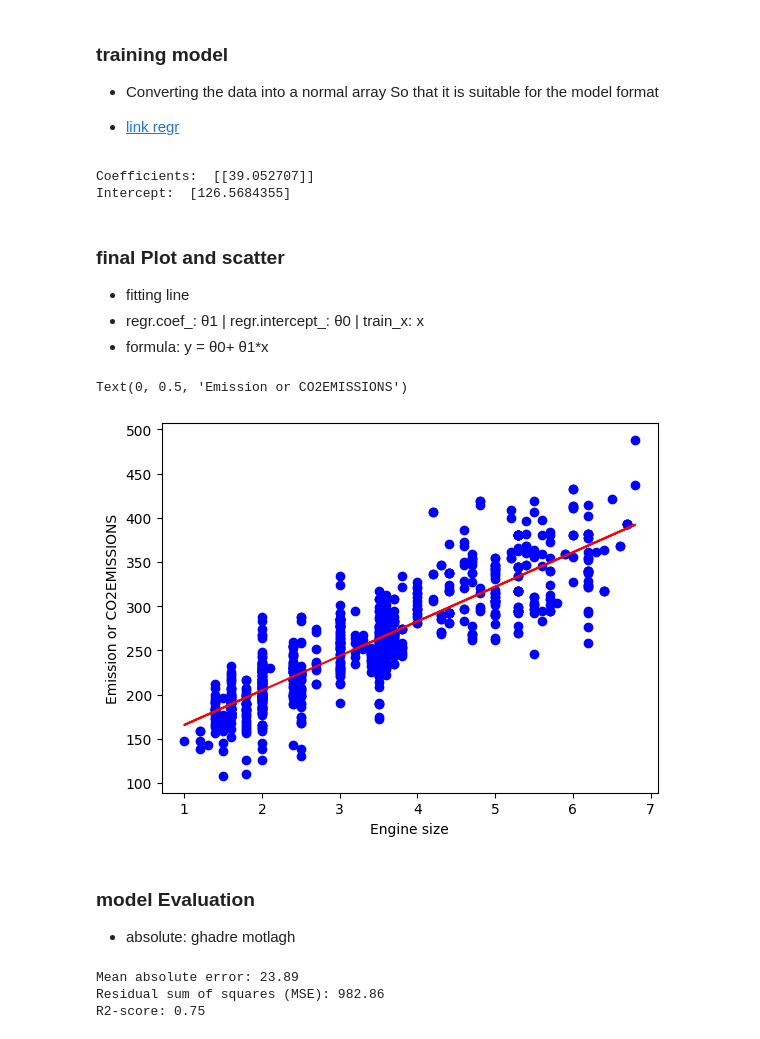
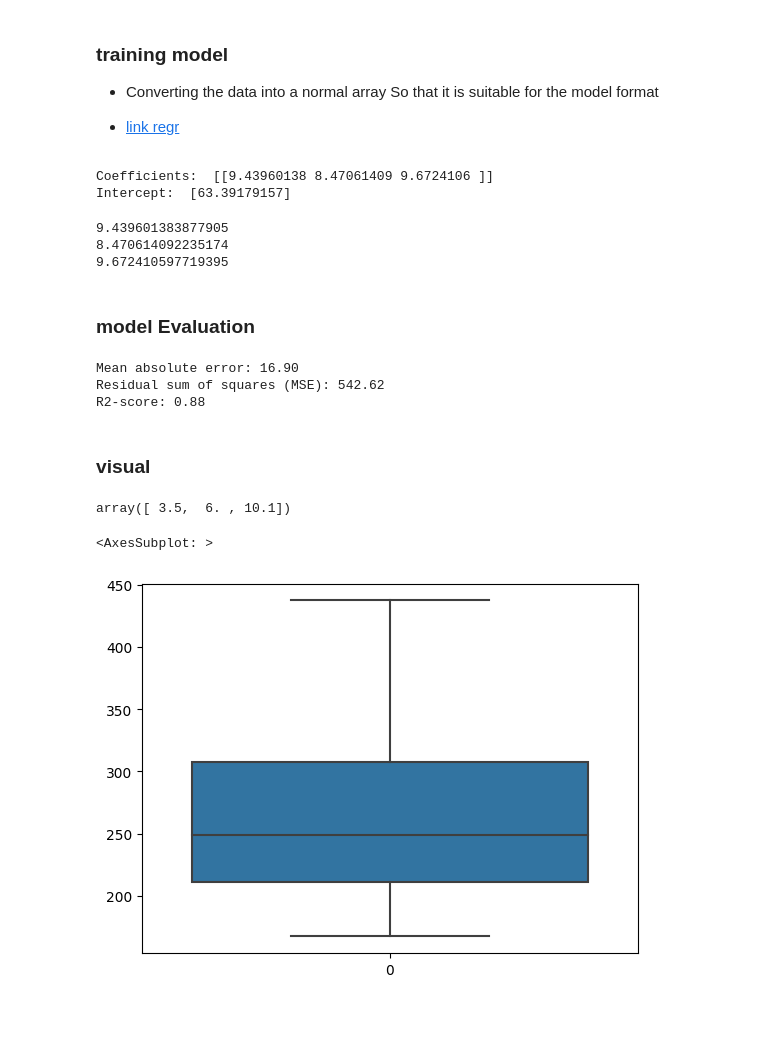
Before and after one commit to mehdisahraeei/ml-project, a Jupyter notebook: 01-learning/01-regression/01-linear/01-Simple-Linear-Regression.ipynb, the cells around one changed output. Drawn from its saved outputs; the diff is of its cells as text; code cells hidden in the pictures.

```diff
--- a/01-learning/01-regression/01-linear/01-Simple-Linear-Regression.ipynb
+++ b/01-learning/01-regression/01-linear/01-Simple-Linear-Regression.ipynb
@@ -126,44 +131,53 @@ from sklearn import linear_model
 regr = linear_model.LinearRegression()
 
 #asanyarray: converting to normal array
-train_x = np.asanyarray(train[['ENGINESIZE']])
+train_x = np.asanyarray(train[['ENGINESIZE','CYLINDERS','FUELCONSUMPTION_COMB']])
 train_y = np.asanyarray(train[['CO2EMISSIONS']])
 
 #train_x , train_y data are fitted with together and the best line is obtained and it will be final model
 regr.fit (train_x, train_y)
 
-print ('Coefficients: ', regr.coef_)
+# The coefficients
+print('Coefficients: ', regr.coef_)
 print ('Intercept: ',regr.intercept_)
 # %% [output]
-Coefficients:  [[39.052707]]
-Intercept:  [126.5684355]
+Coefficients:  [[9.43960138 8.47061409 9.6724106 ]]
+Intercept:  [63.39179157]
-# %% [markdown]
-### final Plot and scatter
-- fitting line
-- regr.coef_: θ1 | regr.intercept_: θ0 | train_x: x
-- formula: y = θ0+ θ1*x
-# %%
-plt.scatter(train.ENGINESIZE, train.CO2EMISSIONS,  color='blue')
-plt.plot(train_x, regr.coef_[0][0]*train_x + regr.intercept_[0], '-r')
-plt.xlabel("Engine size")
-plt.ylabel("Emission or CO2EMISSIONS")
-# %% [output]
-Text(0, 0.5, 'Emission or CO2EMISSIONS')
-[figure, removed]
+# %%
+print(regr.coef_[0][0])
+print(regr.coef_[0][1])
+print(regr.coef_[0][2])
+# %% [output]
+9.439601383877905
+8.470614092235174
+9.672410597719395
 # %% [markdown]
 ### model Evaluation
--  absolute: ghadre motlagh
 # %%
 from sklearn.metrics import r2_score
 
-test_x = np.asanyarray(test[['ENGINESIZE']])
+
+test_x = np.asanyarray(test[['ENGINESIZE','CYLINDERS','FUELCONSUMPTION_COMB']])
 test_y = np.asanyarray(test[['CO2EMISSIONS']])
-predict = regr.predict(test_x)
+predict = regr.predict(test_x) #y_hat
 
 print("Mean absolute error: %.2f" % np.mean(np.absolute(predict - test_y)))
 print("Residual sum of squares (MSE): %.2f" % np.mean((predict - test_y) ** 2))
 print("R2-score: %.2f" % r2_score(test_y , predict) )
 # %% [output]
-Mean absolute error: 23.89
-Residual sum of squares (MSE): 982.86
-R2-score: 0.75
+Mean absolute error: 16.90
+Residual sum of squares (MSE): 542.62
+R2-score: 0.88
+# %% [markdown]
+### visual
+# %%
+test_x[0].ravel()
+# %% [output]
+array([ 3.5,  6. , 10.1])
+# %%
+import seaborn as sns
+
+sns.boxplot(predict)
+# %% [output]
+<AxesSubplot: >
+[figure, added]
```
Also changed, not shown: parts of 13 cells of this notebook.
